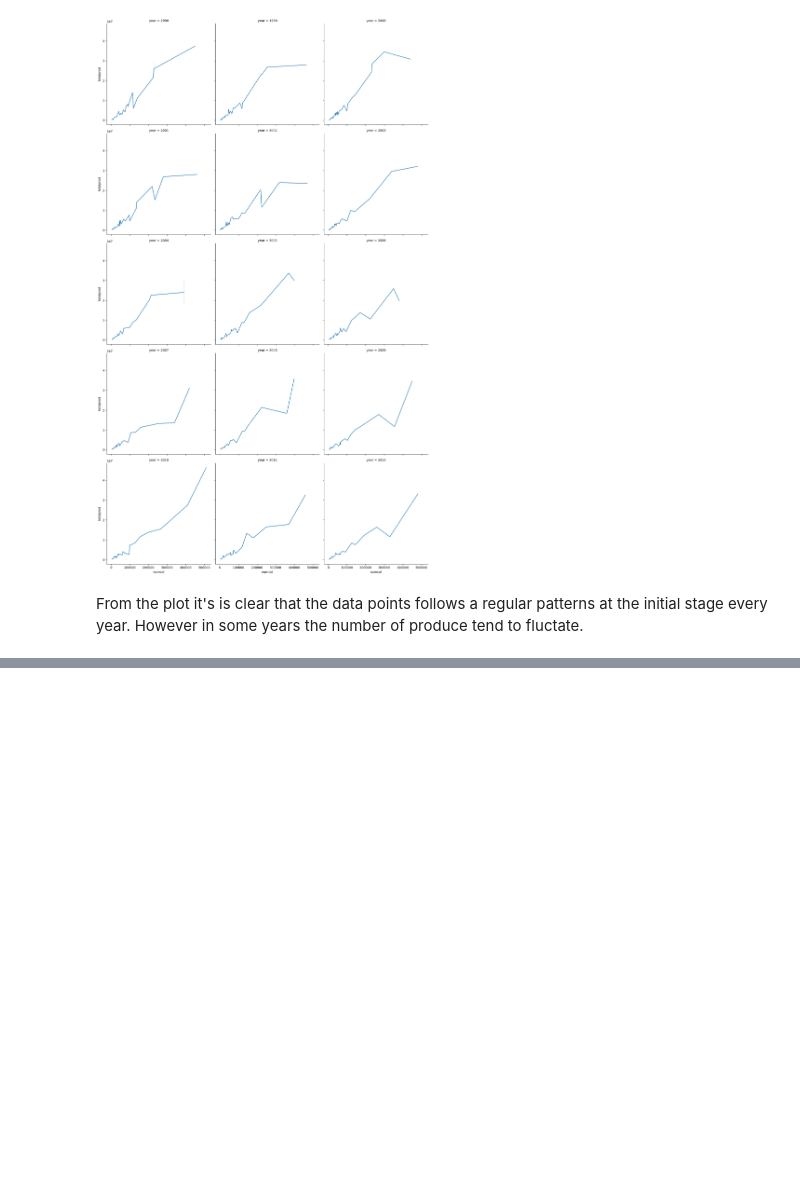
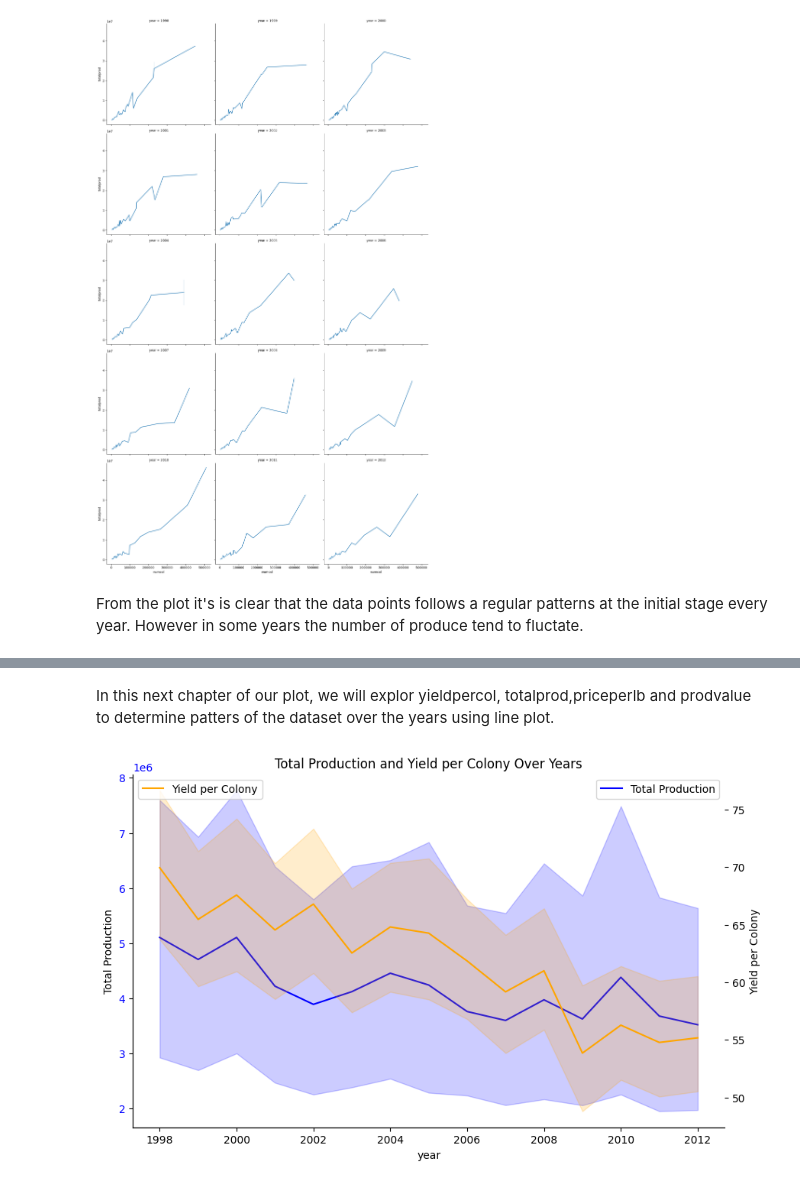
Before and after one commit to alhajisesay-a/ArewaDS_Machine_Learning_Assignment, a Jupyter notebook: WEEK2 Visualizing_data/04 Visualizing relationships/assignment.ipynb, the cells around one changed output, grey strips where cells are left out. Drawn from its saved outputs; the diff is of its cells as text; code cells hidden in the pictures; blank space fills up the shorter version.

```diff
--- a/WEEK2 Visualizing_data/04 Visualizing relationships/assignment.ipynb
+++ b/WEEK2 Visualizing_data/04 Visualizing relationships/assignment.ipynb
@@ -43,0 +53,20 @@ From the plot it's is clear that the data points follows a regular patterns at t
+# %% [markdown]
+In this next chapter of our plot, we will explor yieldpercol, totalprod,priceperlb and prodvalue to determine patters of the dataset over the years using line plot.
+# %%
+import matplotlib.pyplot as plt
+import seaborn as sns
+fig, ax = plt.subplots(figsize=(10, 6))
+sns.lineplot(data=honey_df, x='year', y='totalprod', label='Total Production', ax=ax,color='blue')
+ax.set_ylabel('Total Production')
+ax.tick_params(axis='y', labelcolor='blue')
+
+ax1 = ax.twinx()
+sns.lineplot(data=honey_df, x='year', y='yieldpercol', label='Yield per Colony', ax=ax1, color='orange')
+ax1.set_ylabel('Yield per Colony')
+ax1.tick_params(axis='y', labelcolor='black')
+plt.title('Total Production and Yield per Colony Over Years')
+plt.legend(loc='upper left')
+sns.despine()
+plt.show()
+# %% [output]
+[figure, added]
```
Also changed, not shown: parts of 5 cells of this notebook.
